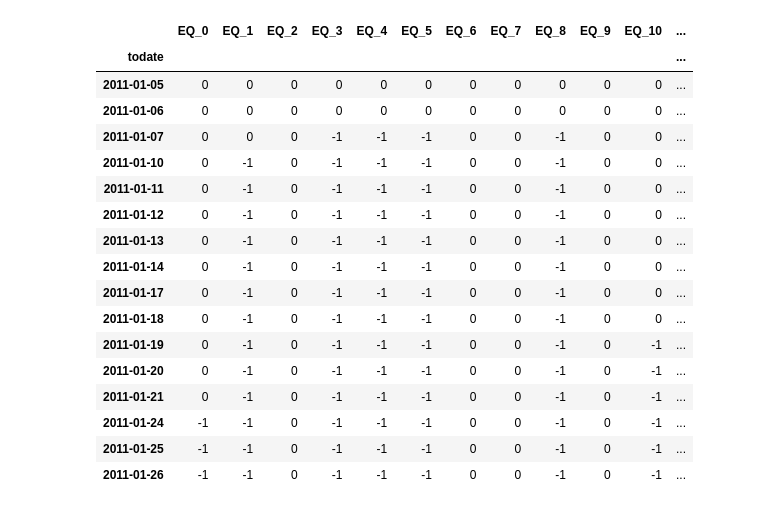
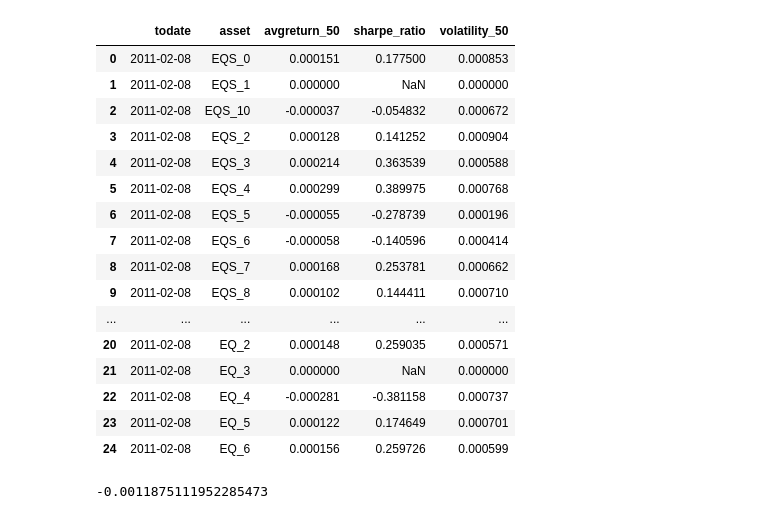
Before and after one commit to OscarAzrak/Master-thesis, a Jupyter notebook: Files/Codes.ipynb, the cells around one changed output. Cells and saved outputs as stored; diff of their text form; code cells hidden in the pictures.

Commit message:
fixat NN, och sharpe osv

```diff
--- a/Files/Codes.ipynb
+++ b/Files/Codes.ipynb
@@ -135,8 +131,8 @@ model_dfs = {
     'NN': df_2_neutral.copy()
 }
 # %%
-def update_df_with_asset_performance(df, portfolios, value, hold_days):
-    """ Update df by marking assets in portfolios with a specified value starting two days after for a duration. """
+"""def update_df_with_asset_performance(df, portfolios, value, hold_days):
+     #Update df by marking assets in portfolios with a specified value starting two days after for a duration.
     for date_str, assets in portfolios.items():
         start_date = pd.to_datetime(date_str) + pd.DateOffset(days=2)  # Start two days after the given date
         end_date = start_date + pd.DateOffset(days=hold_days - 1)  # Hold for hold_days
@@ -158,5 +154,5 @@ for name, model in models.items():
         portfolios_worst[name].setdefault(date, []).extend(worst_assets[worst_assets['todate'] == date]['asset'].tolist())
 
     update_df_with_asset_performance(model_dfs[name], portfolios_best[name], 1, target_days)
-    update_df_with_asset_performance(model_dfs[name], portfolios_worst[name], -1, target_days)
+    update_df_with_asset_performance(model_dfs[name], portfolios_worst[name], -1, target_days)"""
 # %% [output]
@@ -250,24 +283,38 @@ Neural Network trade volume:
-# %%
-ridge_weights.head(16)
-# %% [output]
-|  | EQ_0 | EQ_1 | EQ_2 | EQ_3 | EQ_4 | EQ_5 | EQ_6 | EQ_7 | EQ_8 | EQ_9 | EQ_10 | ... |
-| todate |  |  |  |  |  |  |  |  |  |  |  | ... |
-| 2011-01-05 | 0 | 0 | 0 | 0 | 0 | 0 | 0 | 0 | 0 | 0 | 0 | ... |
-| 2011-01-06 | 0 | 0 | 0 | 0 | 0 | 0 | 0 | 0 | 0 | 0 | 0 | ... |
-| 2011-01-07 | 0 | 0 | 0 | -1 | -1 | -1 | 0 | 0 | -1 | 0 | 0 | ... |
-| 2011-01-10 | 0 | -1 | 0 | -1 | -1 | -1 | 0 | 0 | -1 | 0 | 0 | ... |
-| 2011-01-11 | 0 | -1 | 0 | -1 | -1 | -1 | 0 | 0 | -1 | 0 | 0 | ... |
-| 2011-01-12 | 0 | -1 | 0 | -1 | -1 | -1 | 0 | 0 | -1 | 0 | 0 | ... |
-| 2011-01-13 | 0 | -1 | 0 | -1 | -1 | -1 | 0 | 0 | -1 | 0 | 0 | ... |
-| 2011-01-14 | 0 | -1 | 0 | -1 | -1 | -1 | 0 | 0 | -1 | 0 | 0 | ... |
-| 2011-01-17 | 0 | -1 | 0 | -1 | -1 | -1 | 0 | 0 | -1 | 0 | 0 | ... |
-| 2011-01-18 | 0 | -1 | 0 | -1 | -1 | -1 | 0 | 0 | -1 | 0 | 0 | ... |
-| 2011-01-19 | 0 | -1 | 0 | -1 | -1 | -1 | 0 | 0 | -1 | 0 | -1 | ... |
-| 2011-01-20 | 0 | -1 | 0 | -1 | -1 | -1 | 0 | 0 | -1 | 0 | -1 | ... |
-| 2011-01-21 | 0 | -1 | 0 | -1 | -1 | -1 | 0 | 0 | -1 | 0 | -1 | ... |
-| 2011-01-24 | -1 | -1 | 0 | -1 | -1 | -1 | 0 | 0 | -1 | 0 | -1 | ... |
-| 2011-01-25 | -1 | -1 | 0 | -1 | -1 | -1 | 0 | 0 | -1 | 0 | -1 | ... |
-| 2011-01-26 | -1 | -1 | 0 | -1 | -1 | -1 | 0 | 0 | -1 | 0 | -1 | ... |
 # %%
 # alla olika ratios föpr olika portföljer som sharpe osv
 # fixa NN
+xgb_targets = add_target(xgb_returns, [target_days])
+lgb_targets = add_target(lgb_returns, [target_days])
+ridge_targets = add_target(ridge_returns, [target_days])
+NN_targets = add_target(NN_returns, [target_days])
+# %%
+xgb_transformed = transform_and_pivot_df(xgb_targets, date_col)
+lgb_transformed = transform_and_pivot_df(lgb_targets, date_col)
+ridge_transformed = transform_and_pivot_df(ridge_targets, date_col)
+NN_transformed = transform_and_pivot_df(NN_targets, date_col)
+# %%
+xgb_transformed.head(25)
+# %% [output]
+|  | todate | asset | avgreturn_50 | sharpe_ratio | volatility_50 |
+| 0 | 2011-02-08 | EQS_0 | 0.000151 | 0.177500 | 0.000853 |
+| 1 | 2011-02-08 | EQS_1 | 0.000000 | NaN | 0.000000 |
+| 2 | 2011-02-08 | EQS_10 | -0.000037 | -0.054832 | 0.000672 |
+| 3 | 2011-02-08 | EQS_2 | 0.000128 | 0.141252 | 0.000904 |
+| 4 | 2011-02-08 | EQS_3 | 0.000214 | 0.363539 | 0.000588 |
+| 5 | 2011-02-08 | EQS_4 | 0.000299 | 0.389975 | 0.000768 |
+| 6 | 2011-02-08 | EQS_5 | -0.000055 | -0.278739 | 0.000196 |
+| 7 | 2011-02-08 | EQS_6 | -0.000058 | -0.140596 | 0.000414 |
+| 8 | 2011-02-08 | EQS_7 | 0.000168 | 0.253781 | 0.000662 |
+| 9 | 2011-02-08 | EQS_8 | 0.000102 | 0.144411 | 0.000710 |
+| ... | ... | ... | ... | ... | ... |
+| 20 | 2011-02-08 | EQ_2 | 0.000148 | 0.259035 | 0.000571 |
+| 21 | 2011-02-08 | EQ_3 | 0.000000 | NaN | 0.000000 |
+| 22 | 2011-02-08 | EQ_4 | -0.000281 | -0.381158 | 0.000737 |
+| 23 | 2011-02-08 | EQ_5 | 0.000122 | 0.174649 | 0.000701 |
+| 24 | 2011-02-08 | EQ_6 | 0.000156 | 0.259726 | 0.000599 |
+# %%
+# average return and volatility and sharpe per model
+
+xgb_transformed['sharpe_ratio'].mean()
+# %% [output]
+-0.0011875111952285473
```
Also changed, not shown: parts of 9 cells of this notebook, 1 other file.
